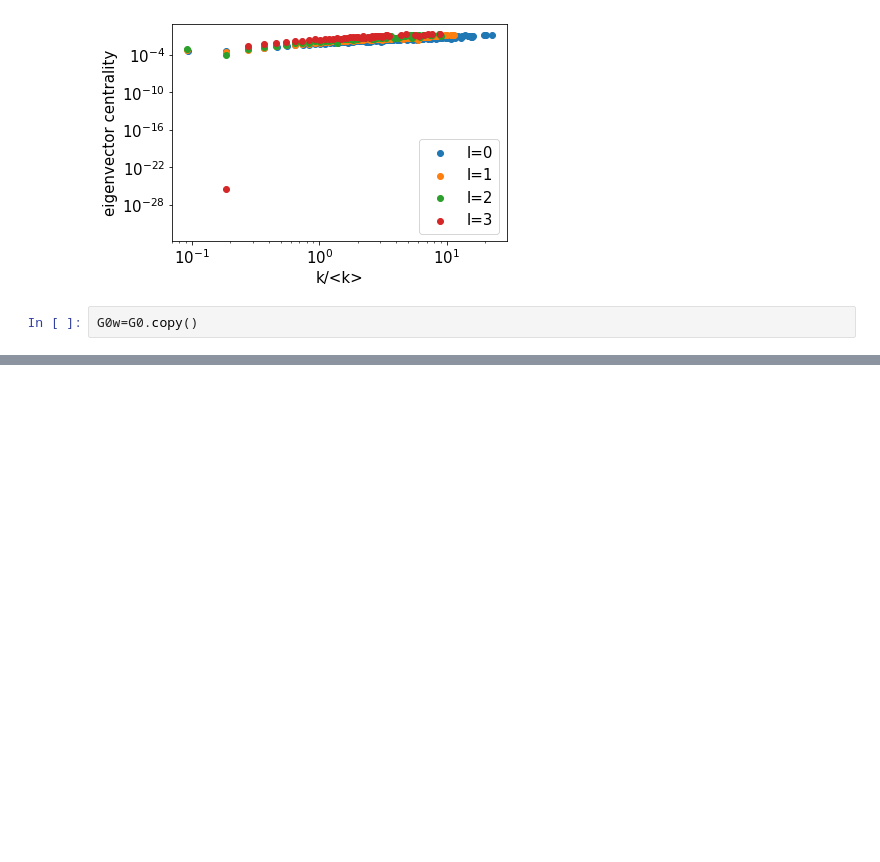
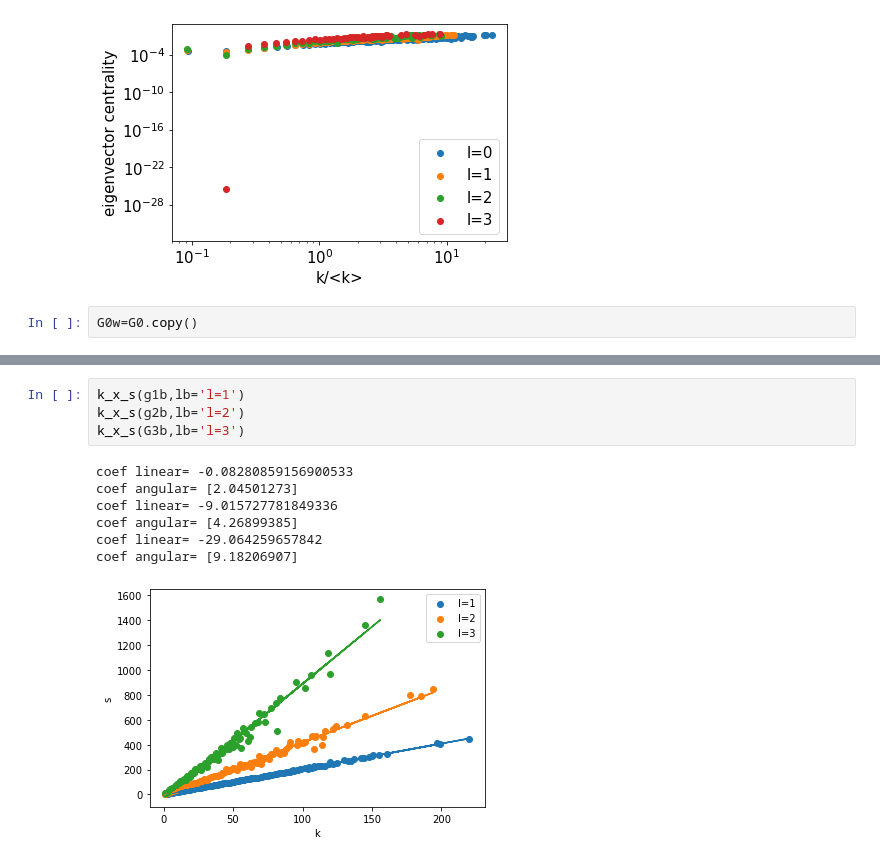
Before and after one commit to matheusloures42/renormalization-simplicial-complexes, a Jupyter notebook: airport.ipynb, the cells around one changed output, grey strips where cells are left out. Cells and saved outputs as stored; diff of their text form; blank space fills up the shorter version.

```diff
--- a/airport.ipynb
+++ b/airport.ipynb
@@ -218,0 +164,12 @@ print(nx.average_clustering(G3brep,weight='weight'))
+# %%
+k_x_s(g1b,lb='l=1')
+k_x_s(g2b,lb='l=2')
+k_x_s(G3b,lb='l=3')
+# %% [output]
+coef linear= -0.08280859156900533
+coef angular= [2.04501273]
+coef linear= -9.015727781849336
+coef angular= [4.26899385]
+coef linear= -29.064259657842
+coef angular= [9.18206907]
+[figure, added]
```
Also changed, not shown: parts of 23 cells of this notebook, 3 other files.
